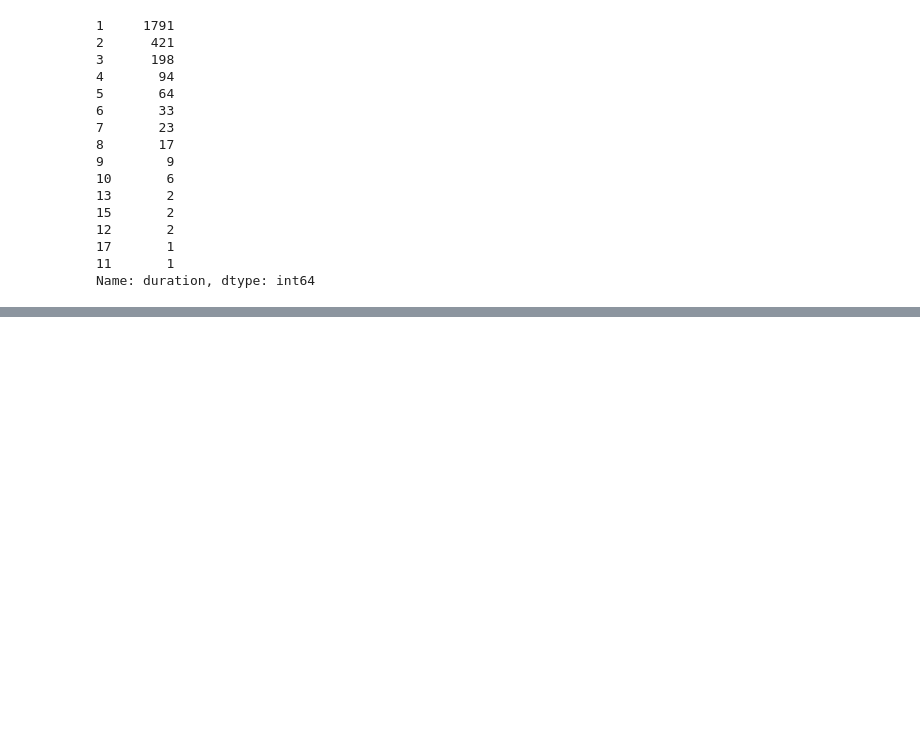
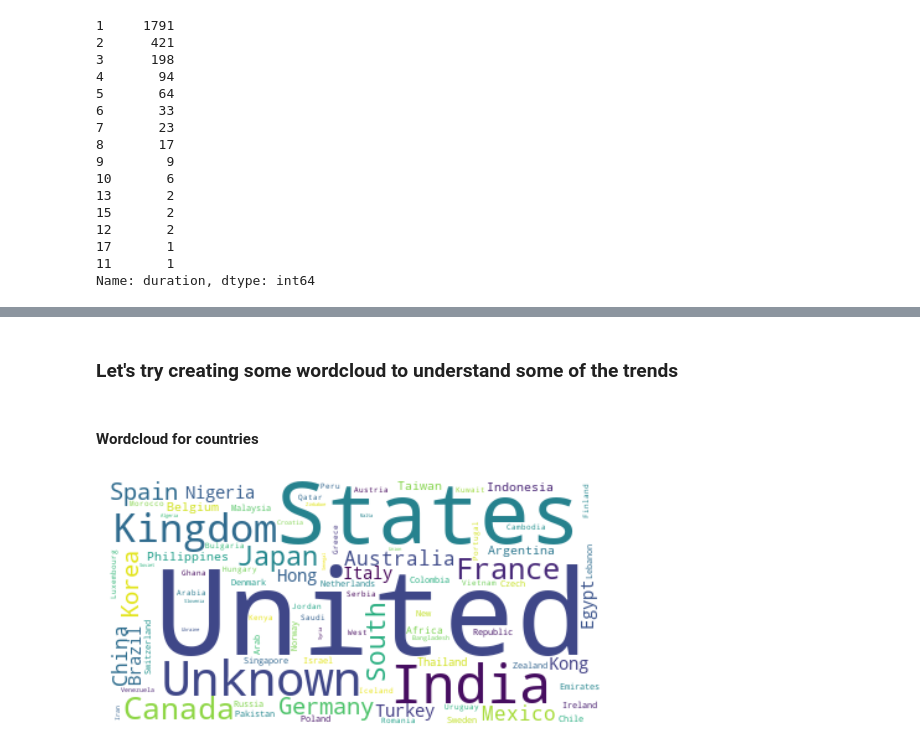
Before and after one commit to yipulerina/Data-Analyst-Projects, a Jupyter notebook: Netflix_EDA/netflix_eda.ipynb, the cells around one changed output, grey strips where cells are left out. Saved outputs shown, nothing was run; the diff lists cells and outputs as text; code cells hidden in the pictures; blank space fills up the shorter version.

```diff
--- a/Netflix_EDA/netflix_eda.ipynb
+++ b/Netflix_EDA/netflix_eda.ipynb
@@ -531,0 +539,16 @@ That's it for my analysis
+# %% [markdown]
+### Let's try creating some wordcloud to understand some of the trends
+# %% [markdown]
+#### Wordcloud for countries
+# %%
+text = " ".join(country for country in df.country)
+word_cloud = WordCloud(collocations = False, background_color = 'white').generate(text)
+
+
+plt.imshow(word_cloud, interpolation='bilinear')
+
+plt.axis("off")
+
+plt.show()
+# %% [output]
+[figure, added]
```
Also changed, not shown: parts of 33 cells of this notebook.
